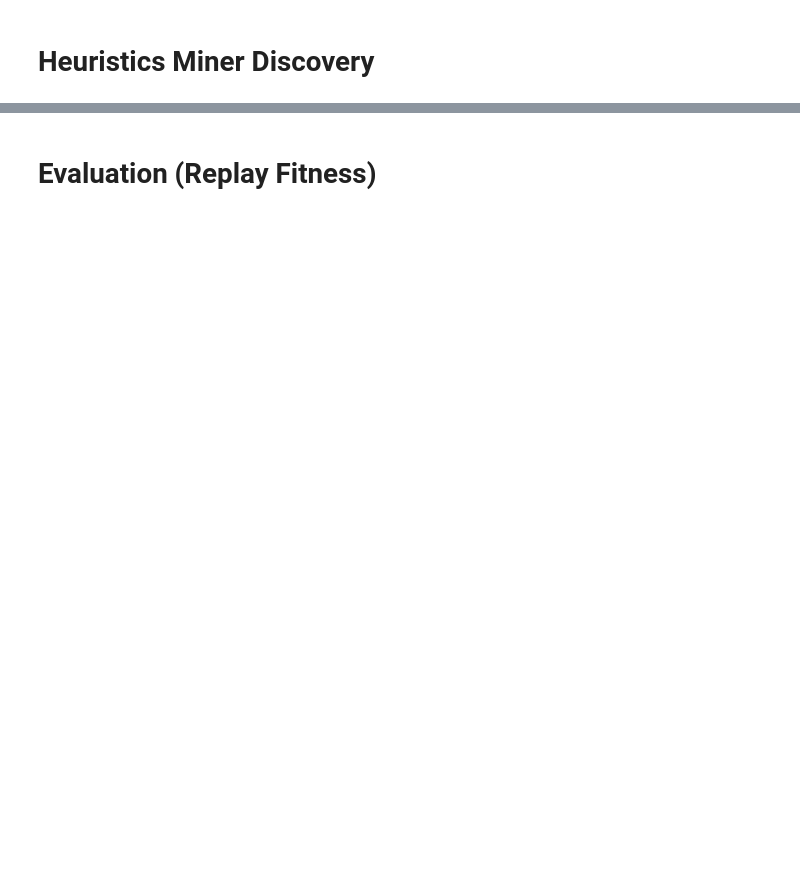
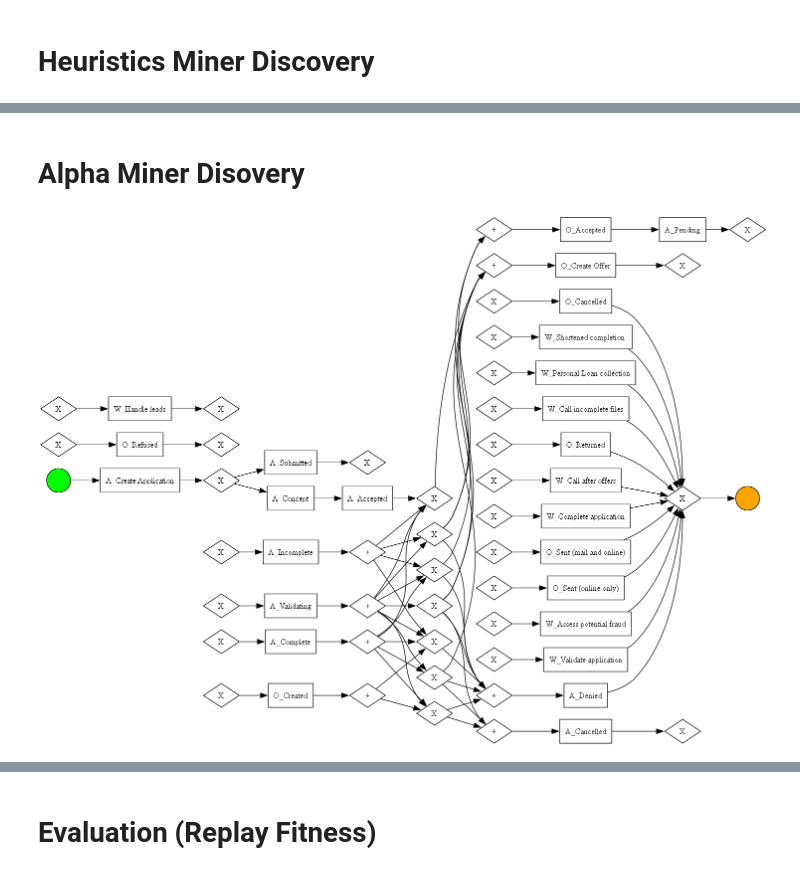
Before and after one commit to mertcanbesler/Business-Process-Prediction-Simulation-and-Optimization---Assignment-1, a Jupyter notebook: notebooks/03_model_creation_validation.ipynb, the cells around one changed output, grey strips where cells are left out. Saved outputs shown, nothing was run; the diff lists cells and outputs as text; code cells hidden in the pictures; blank space fills up the shorter version.

```diff
--- a/notebooks/03_model_creation_validation.ipynb
+++ b/notebooks/03_model_creation_validation.ipynb
@@ -94,0 +69,20 @@ Heuristics Miner model discovered.
+# %% [markdown]
+# Alpha Miner Disovery
+# %%
+# --- Process Discovery (Alpha Miner) ---
+net_alpha, alpha_initial_marking, alpha_final_marking = pm4py.discover_petri_net_alpha(elog)
+
+# --- Convert to BPMN ---
+bpmn_alpha = pm4py.convert_to_bpmn(net_alpha, alpha_initial_marking, alpha_final_marking)
+
+# --- Visualize ---
+gviz_alpha = bpmn_visualizer.apply(bpmn_alpha)
+bpmn_visualizer.view(gviz_alpha)
+
+# --- Save BPMN to /models ---
+output_path_alpha = Path("../models/alpha_model.bpmn")
+output_path_alpha.parent.mkdir(parents=True, exist_ok=True)
+
+pm4py.write_bpmn(bpmn_alpha, str(output_path_alpha))
+# %% [output]
+[figure, added]
```
Also changed, not shown: parts of 26 cells of this notebook, 3 other files.
